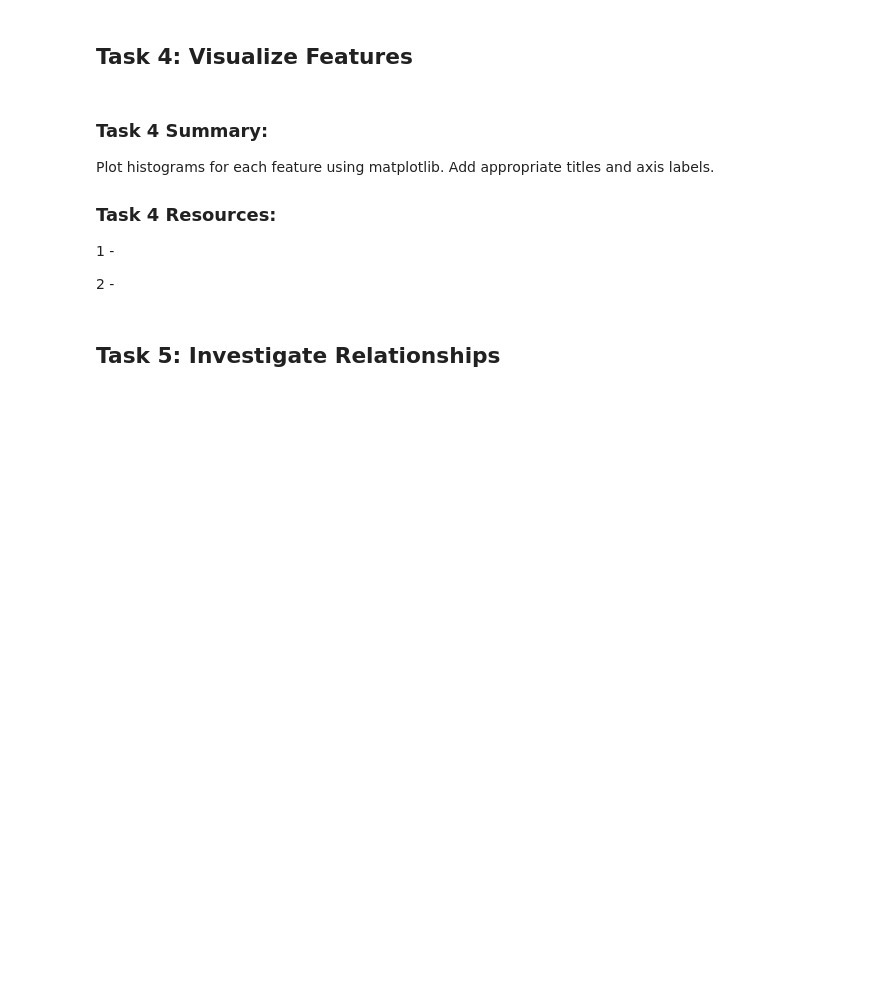
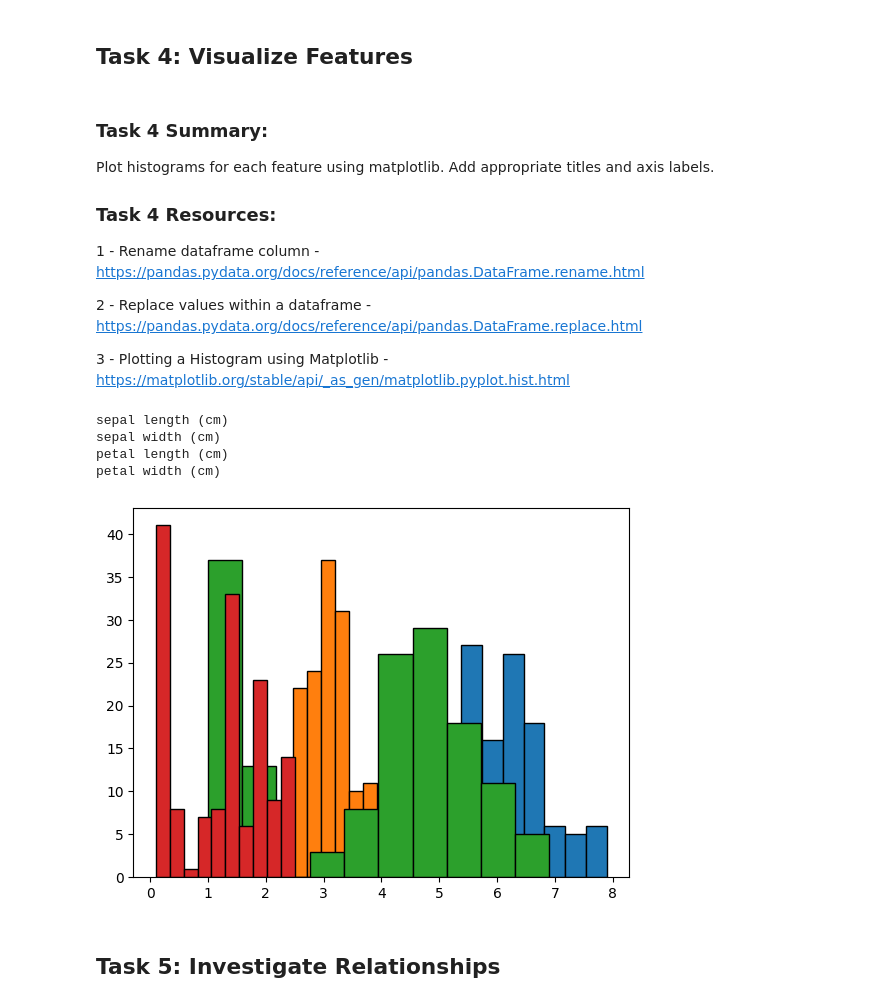
Before and after one commit to Hugo-van-Zyl/principles_of_data_analytics, a Jupyter notebook: tasks.ipynb, the cells around one changed output. Saved outputs shown, nothing was run; the diff lists cells and outputs as text; code cells hidden in the pictures; blank space fills up the shorter version.

```diff
--- a/tasks.ipynb
+++ b/tasks.ipynb
@@ -245,8 +246,37 @@ Plot histograms for each feature using matplotlib.
 Add appropriate titles and axis labels.
 
 ### Task 4 Resources:
-1 -
+1 - Rename dataframe column - https://pandas.pydata.org/docs/reference/api/pandas.DataFrame.rename.html
 
-2 -
+2 - Replace values within a dataframe - https://pandas.pydata.org/docs/reference/api/pandas.DataFrame.replace.html
+
+3 - Plotting a Histogram using Matplotlib - https://matplotlib.org/stable/api/_as_gen/matplotlib.pyplot.hist.html
+# %%
+# Get the data set and target into one dataframe & rename target column name to species
+dft_Iris = data_Iris.frame.rename(columns={"target": "species"})
+
+# use a loop to iterate through the species column and replace values with their equivalent species names (strings) from the target_names attribute
+for i in range(len(data_Iris.target_names)): # iterate through the number of items contained in the target_names list
+
+        dft_Iris = dft_Iris.replace({"species": i},data_Iris.target_names[i]) # only replace values in the species column and not the whole dataframe, using the replace function
+
+#print("The edited dataframe including species names is shown below: ")
+#display(dft_Iris)
+
+for names in data_Iris.feature_names:
+        print(names)
+        plt.hist(dft_Iris[names], edgecolor = "black", label=names)
+# Plot histograms for each feature using matplotlib
+
+#hist2 = plt.hist(dft_Iris["sepal width (cm)"], edgecolor = "black", label="sepal width")
+#hist2 = plt.hist(dft_Iris["sepal width (cm)"])
+#display(hist1)
+#plt.legend()
+# %% [output]
+sepal length (cm)
+sepal width (cm)
+petal length (cm)
+petal width (cm)
+[figure, added]
 # %% [markdown]
 ## Task 5: Investigate Relationships
```
Also changed, not shown: parts of 2 cells of this notebook.
